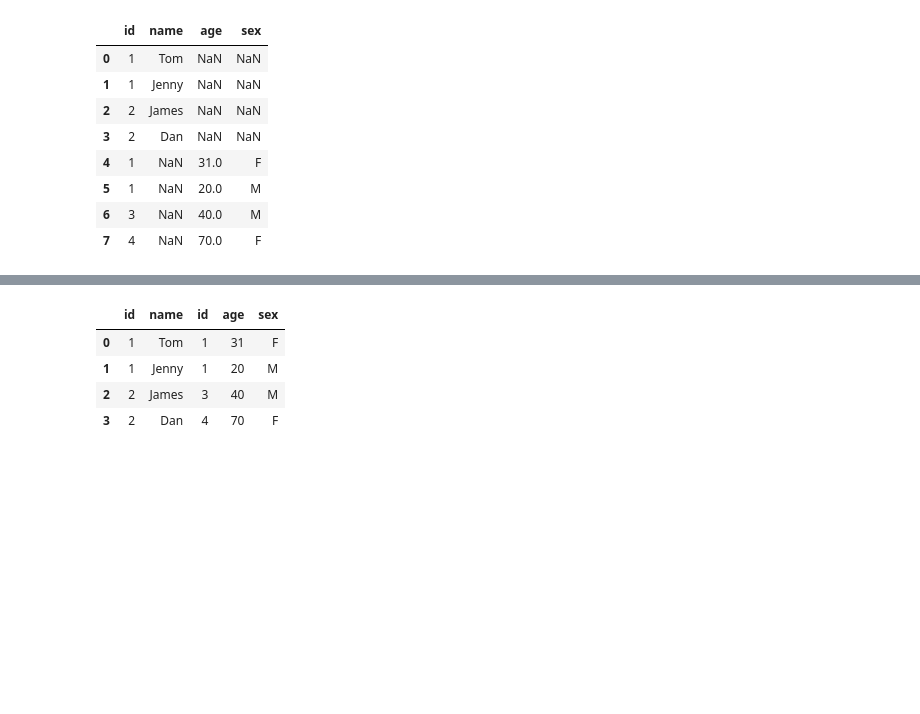
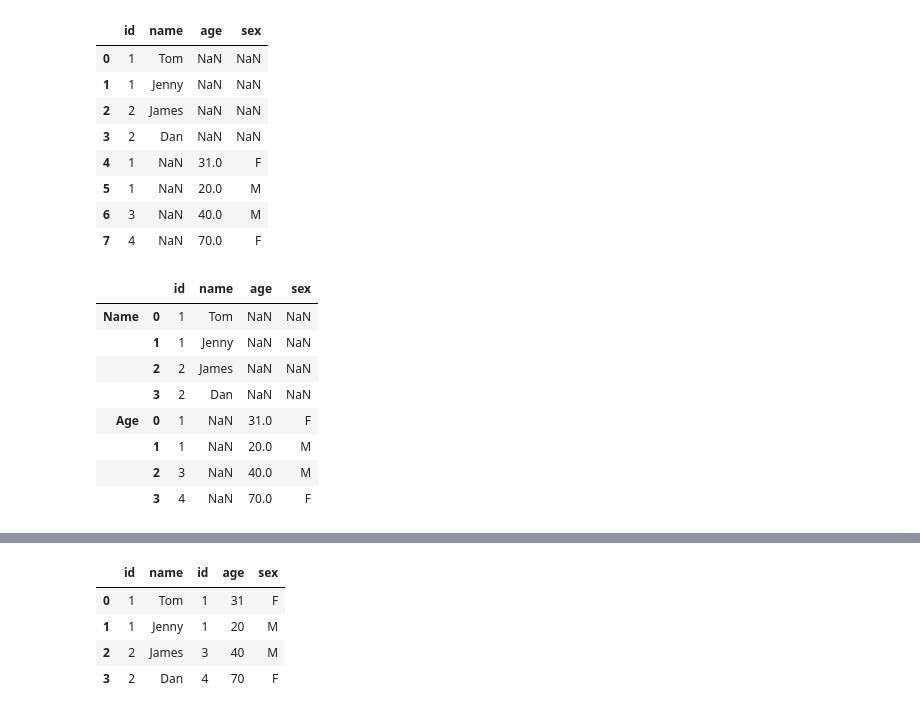
Before and after one commit to sanjuirm/Tutorials, a Jupyter notebook: Pandas/merge(), join() and concat().ipynb, the cells around one changed output, grey strips where cells are left out. Saved outputs shown, nothing was run; the diff lists cells and outputs as text; code cells hidden in the pictures; blank space fills up the shorter version.

```diff
--- a/Pandas/merge(), join() and concat().ipynb
+++ b/Pandas/merge(), join() and concat().ipynb
@@ -347,3 +349,18 @@ pd.concat([df_customer, df_info], ignore_index= True)
 | 5 | 1 | NaN | 20.0 | M |
 | 6 | 3 | NaN | 40.0 | M |
 | 7 | 4 | NaN | 70.0 | F |
+# %%
+x = pd.concat([df_customer, df_info], ignore_index= False, keys=['Name', 'Age'])
+x
+# using keys argument to produce a MultiIndex. No of index must equal to no of passed df or concataning objects.
+# Must set 'ignore_index=  False' to avoid indexes not being added.
+# %% [output]
+|  |  | id | name | age | sex |
+| Name | 0 | 1 | Tom | NaN | NaN |
+|  | 1 | 1 | Jenny | NaN | NaN |
+|  | 2 | 2 | James | NaN | NaN |
+|  | 3 | 2 | Dan | NaN | NaN |
+| Age | 0 | 1 | NaN | 31.0 | F |
+|  | 1 | 1 | NaN | 20.0 | M |
+|  | 2 | 3 | NaN | 40.0 | M |
+|  | 3 | 4 | NaN | 70.0 | F |
```
Also changed, not shown: parts of 3 cells of this notebook.
